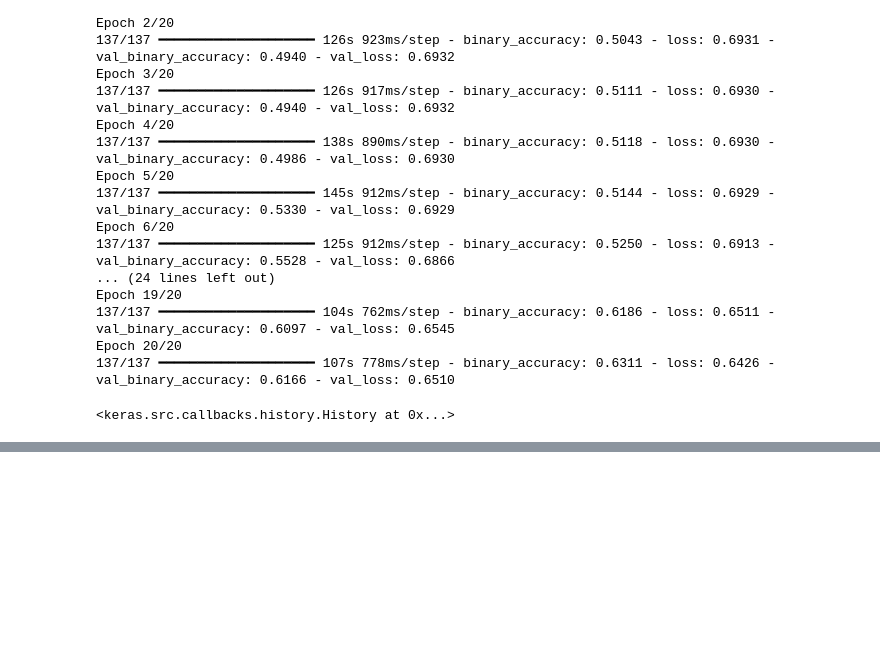
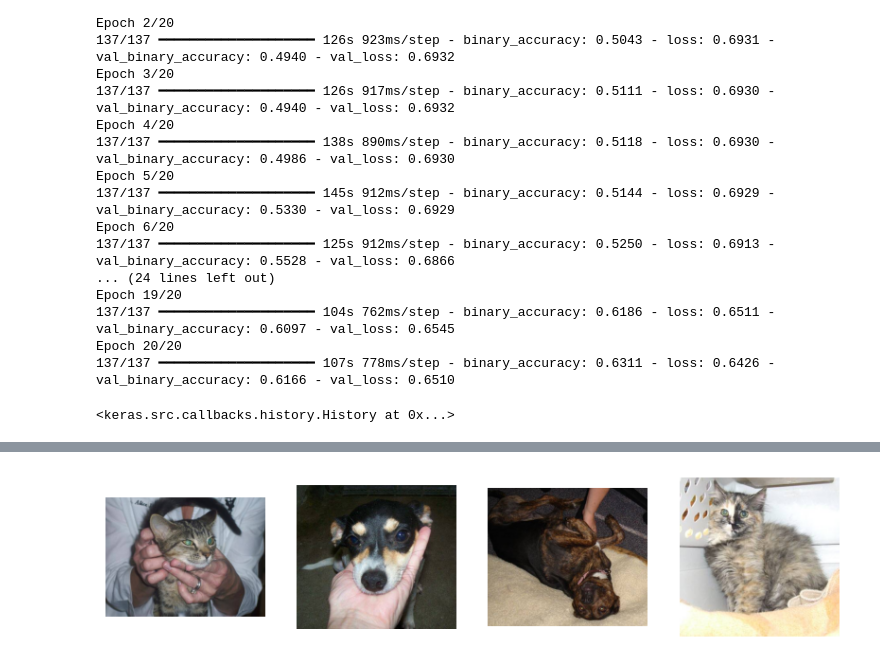
Before and after one commit to Dpbm/qml-course, a Jupyter notebook: qiskit/classical.ipynb, the cells around one changed output, grey strips where cells are left out. Cells and saved outputs as stored; diff of their text form; code cells hidden in the pictures; blank space fills up the shorter version.

```diff
--- a/qiskit/classical.ipynb
+++ b/qiskit/classical.ipynb
@@ -160,0 +169,16 @@ model.save("model.keras")
+# %%
+images = os.listdir('test_images')
+images.remove('readme.md')
+# %%
+images_data = []
+for image in images:
+    pic_image = Image.open('./test_images/'+image)
+    np_image = np.asarray(pic_image).astype(np.float32) / 255.0
+    images_data.append(np_image)
+# %%
+fig,ax = plt.subplots(nrows=1, ncols=4, figsize=(10,6))
+for axis,image in zip(ax, images_data):
+    axis.imshow(image)
+    axis.axis('off')
+# %% [output]
+[figure, added]
```
Also changed, not shown: parts of 5 cells of this notebook, 5 other files.
